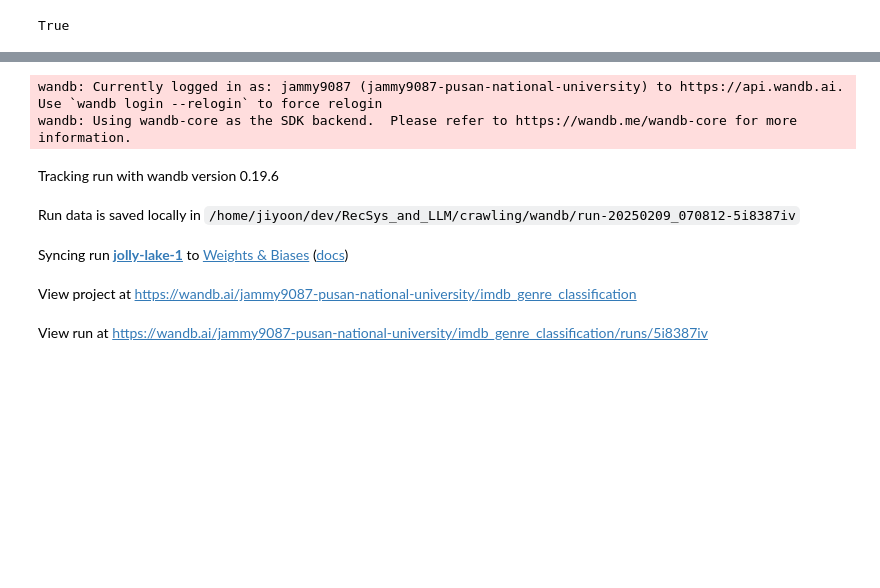
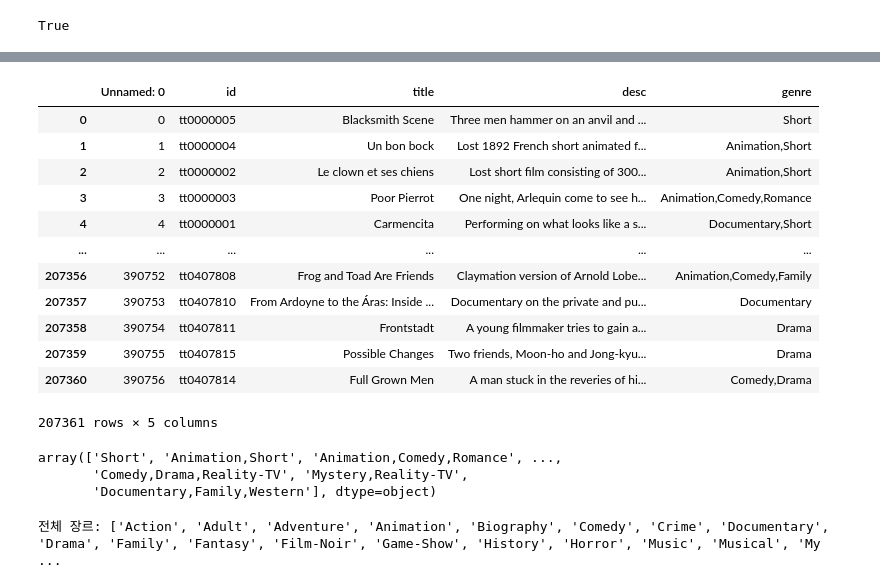
Before and after one commit to sjin4861/RecSys_and_LLM, a Jupyter notebook: crawling/model.ipynb, the cells around one changed output, grey strips where cells are left out. Drawn from its saved outputs; the diff is of its cells as text; code cells hidden in the pictures; blank space fills up the shorter version.

```diff
--- a/crawling/model.ipynb
+++ b/crawling/model.ipynb
@@ -15,18 +30,0 @@ import wandb
-# %%
-wandb.init(project="imdb_genre_classification", config={
-    "model_name": "bert-base-uncased",
-    "batch_size": 8,
-    "epochs": 3,
-    "learning_rate": 2e-5,
-    "max_length": 512,
-    "num_workers": 4,
-})
-config = wandb.config
-# %% [output]
-wandb: Currently logged in as: jammy9087 (jammy9087-pusan-national-university) to https://api.wandb.ai. Use `wandb login --relogin` to force relogin
-wandb: Using wandb-core as the SDK backend.  Please refer to https://wandb.me/wandb-core for more information.
-Tracking run with wandb version 0.19.6
-Run data is saved locally in /home/jiyoon/dev/RecSys_and_LLM/crawling/wandb/run-20250209_070812-5i8387iv
-Syncing run jolly-lake-1 to Weights & Biases (docs)
-View project at https://wandb.ai/jammy9087-pusan-national-university/imdb_genre_classification
-View run at https://wandb.ai/jammy9087-pusan-national-university/imdb_genre_classification/runs/5i8387iv
@@ -32,0 +36,17 @@ View run at https://wandb.ai/jammy9087-pusan-national-university/imdb_genre_clas
+# %%
+df = pd.read_csv("cleaned_imdb_genre.csv")
+df
+# %% [output]
+|  | Unnamed: 0 | id | title | desc | genre |
+| 0 | 0 | tt0000005 | Blacksmith Scene | Three men hammer on an anvil and ... | Short |
+| 1 | 1 | tt0000004 | Un bon bock | Lost 1892 French short animated f... | Animation,Short |
+| 2 | 2 | tt0000002 | Le clown et ses chiens | Lost short film consisting of 300... | Animation,Short |
+| 3 | 3 | tt0000003 | Poor Pierrot | One night, Arlequin come to see h... | Animation,Comedy,Romance |
+| 4 | 4 | tt0000001 | Carmencita | Performing on what looks like a s... | Documentary,Short |
+| ... | ... | ... | ... | ... | ... |
+| 207356 | 390752 | tt0407808 | Frog and Toad Are Friends | Claymation version of Arnold Lobe... | Animation,Comedy,Family |
+| 207357 | 390753 | tt0407810 | From Ardoyne to the Áras: Inside ... | Documentary on the private and pu... | Documentary |
+| 207358 | 390754 | tt0407811 | Frontstadt | A young filmmaker tries to gain a... | Drama |
+| 207359 | 390755 | tt0407815 | Possible Changes | Two friends, Moon-ho and Jong-kyu... | Drama |
+| 207360 | 390756 | tt0407814 | Full Grown Men | A man stuck in the reveries of hi... | Comedy,Drama |
+207361 rows × 5 columns
@@ -33,17 +64,10 @@ View run at https://wandb.ai/jammy9087-pusan-national-university/imdb_genre_clas
+# %%
+df['genre'].unique()
+# %% [output]
+array(['Short', 'Animation,Short', 'Animation,Comedy,Romance', ...,
+       'Comedy,Drama,Reality-TV', 'Mystery,Reality-TV',
+       'Documentary,Family,Western'], dtype=object)
 # %%
-df = pd.read_csv("imdb_dataset.csv")
-
-# primaryTitle과 description을 하나의 텍스트로 합치기
-df['text'] = df['primaryTitle'].astype(str) + " " + df['description'].astype(str)
-
-# genre 컬럼 전처리: 쉼표로 구분된 문자열을 리스트로 변환
-def process_genres(genres_str):
-    if pd.isna(genres_str):
-        return []
-    return [g.strip() for g in genres_str.split(',') if g.strip() != ""]
-
-df['genre_list'] = df['genre'].apply(process_genres)
-
 # 전체 genre 목록 생성
 all_genres = set()
 for genres in df['genre_list']:
@@ -63,6 +87,5 @@ def encode_labels(genres):
     return label
 
 df['labels'] = df['genre_list'].apply(encode_labels)
-
-# 모델 학습에 필요한 열만 선택
-df_model = df[['text', 'labels']]
+# %% [output]
+전체 장르: ['Action', 'Adult', 'Adventure', 'Animation', 'Biography', 'Comedy', 'Crime', 'Documentary', 'Drama', 'Family', 'Fantasy', 'Film-Noir', 'Game-Show', 'History', 'Horror', 'Music', 'Musical', 'My ...
```
Also changed, not shown: parts of 16 cells of this notebook, 54 other files.
